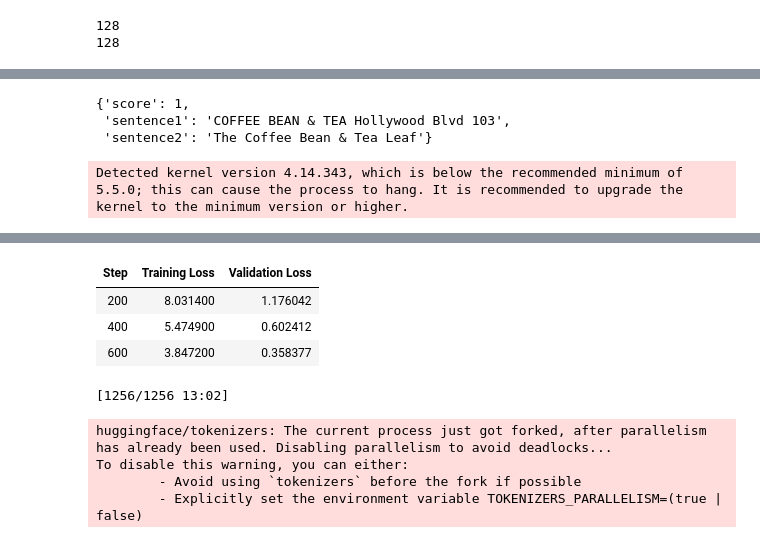
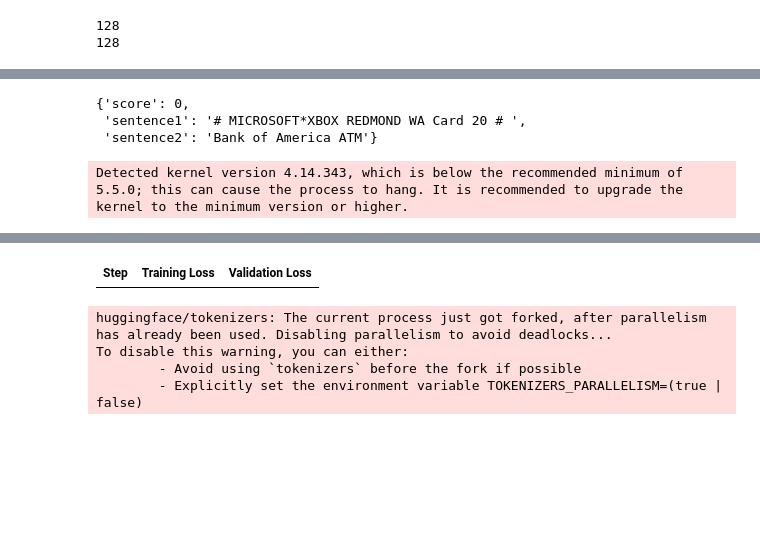
Before and after one commit to claracaste/exploration, a Jupyter notebook: MERCHANTS/Biencoder_v2_sbert_clean2.ipynb, the cells around one changed output, grey strips where cells are left out. Cells and saved outputs as stored; diff of their text form; code cells hidden in the pictures; blank space fills up the shorter version.

```diff
--- a/MERCHANTS/Biencoder_v2_sbert_clean2.ipynb
+++ b/MERCHANTS/Biencoder_v2_sbert_clean2.ipynb
@@ -62,6 +61,8 @@ print(torch.__version__)
 # %%
 s3_path = "s3://cleo-data-science/transaction_enrichment/experimental_data/caste/trx-merchant-pair/trans_2024-05-14_2024-05-14_top_2001.parquet"
 s3_path = "https://cleo-data-science.s3.amazonaws.com/transaction_enrichment/experimental_data/caste/trx-merchant-pair/trans_2024-05-18_2024-05-18_top_1_39000.parquet/"
+s3_path = "s3://cleo-data-science/transaction_enrichment/experimental_data/caste/trx-merchant-pair/cons_2024-05-15_2024-05-18_1.parquet/"
+
 df_data_raw = wr.s3.read_parquet(path=s3_path)
 df_data_raw.shape
 # %% [output]
@@ -190,7 +193,7 @@ from sentence_transformers import SentenceTransformerTrainer
 # %%
 args = SentenceTransformerTrainingArguments(
     # Required parameter:
-    output_dir="/home/sagemaker-user/models/model4",
+    output_dir="/home/sagemaker-user/models/model9",
     # Optional training parameters:
     num_train_epochs=3,
     per_device_train_batch_size=128,
@@ -213,9 +216,9 @@ args = SentenceTransformerTrainingArguments(
 # %%
 ds_val[0]
 # %% [output]
-{'score': 1,
- 'sentence1': 'COFFEE BEAN & TEA Hollywood Blvd 103',
- 'sentence2': 'The Coffee Bean & Tea Leaf'}
+{'score': 0,
+ 'sentence1': '# MICROSOFT*XBOX REDMOND WA Card 20 # ',
+ 'sentence2': 'Bank of America ATM'}
 # %%
 dev_evaluator = EmbeddingSimilarityEvaluator(
     sentences1=df_val[text_col],
@@ -238,6 +241,6 @@ trainer = SentenceTransformerTrainer(
     loss=train_loss,
     #evaluator=dev_evaluator,
 )
-trainer.train()
+trainer.train(resume_from_checkpoint="/home/sagemaker-user/models/model9/checkpoint-1600")
 # %% [output]
 Detected kernel version 4.14.343, which is below the recommended minimum of 5.5.0; this can cause the process to hang. It is recommended to upgrade the kernel to the minimum version or higher.
@@ -245,8 +248,4 @@ Detected kernel version 4.14.343, which is below the recommended minimum of 5.5.
 | Step | Training Loss | Validation Loss |
-| 200 | 8.031400 | 1.176042 |
-| 400 | 5.474900 | 0.602412 |
-| 600 | 3.847200 | 0.358377 |
-[1256/1256 13:02]
 # %%
 # # (Optional) Evaluate the trained model on the test set
 # test_evaluator = TripletEvaluator(
```
Also changed, not shown: parts of 13 cells of this notebook.
